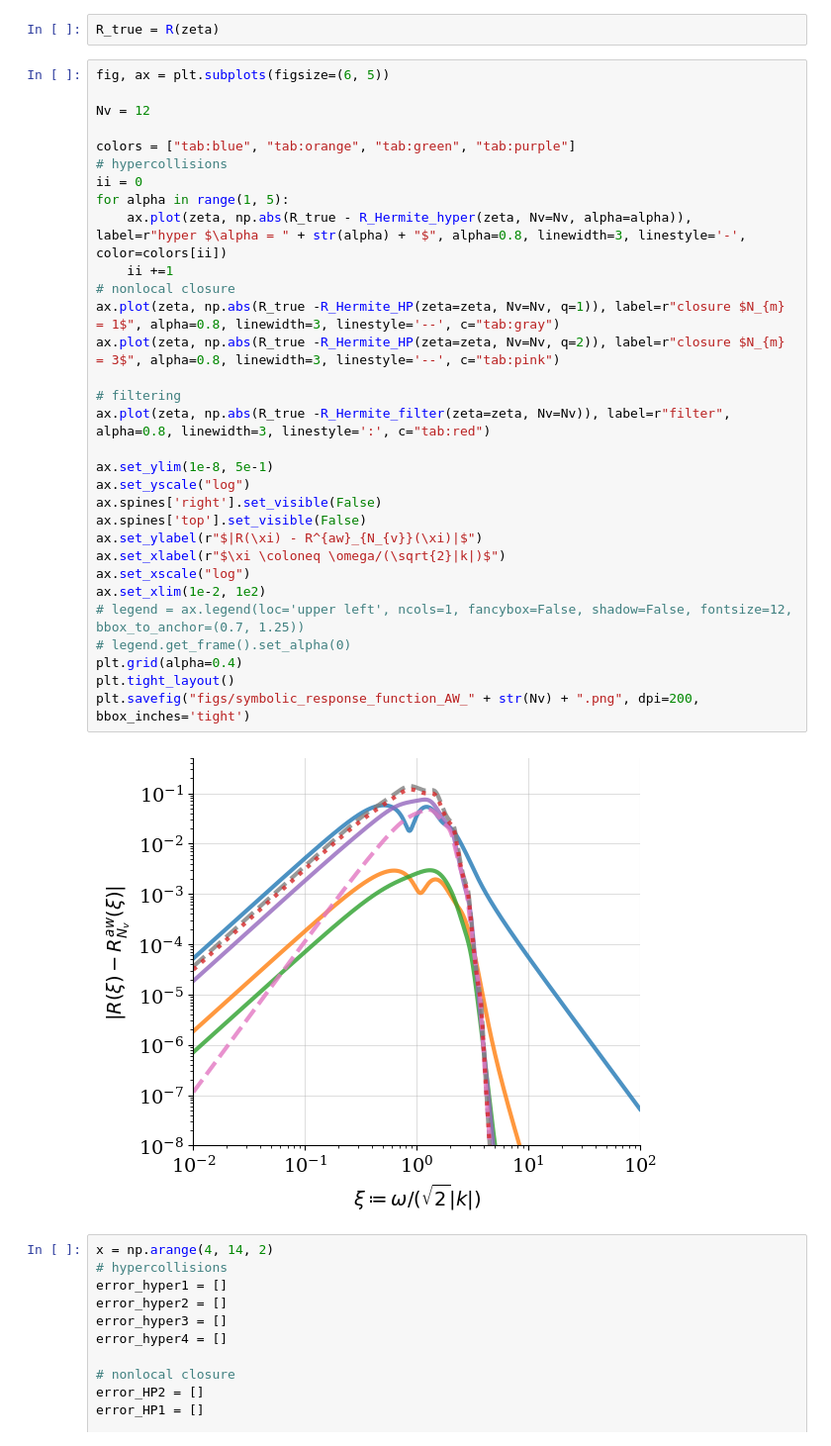
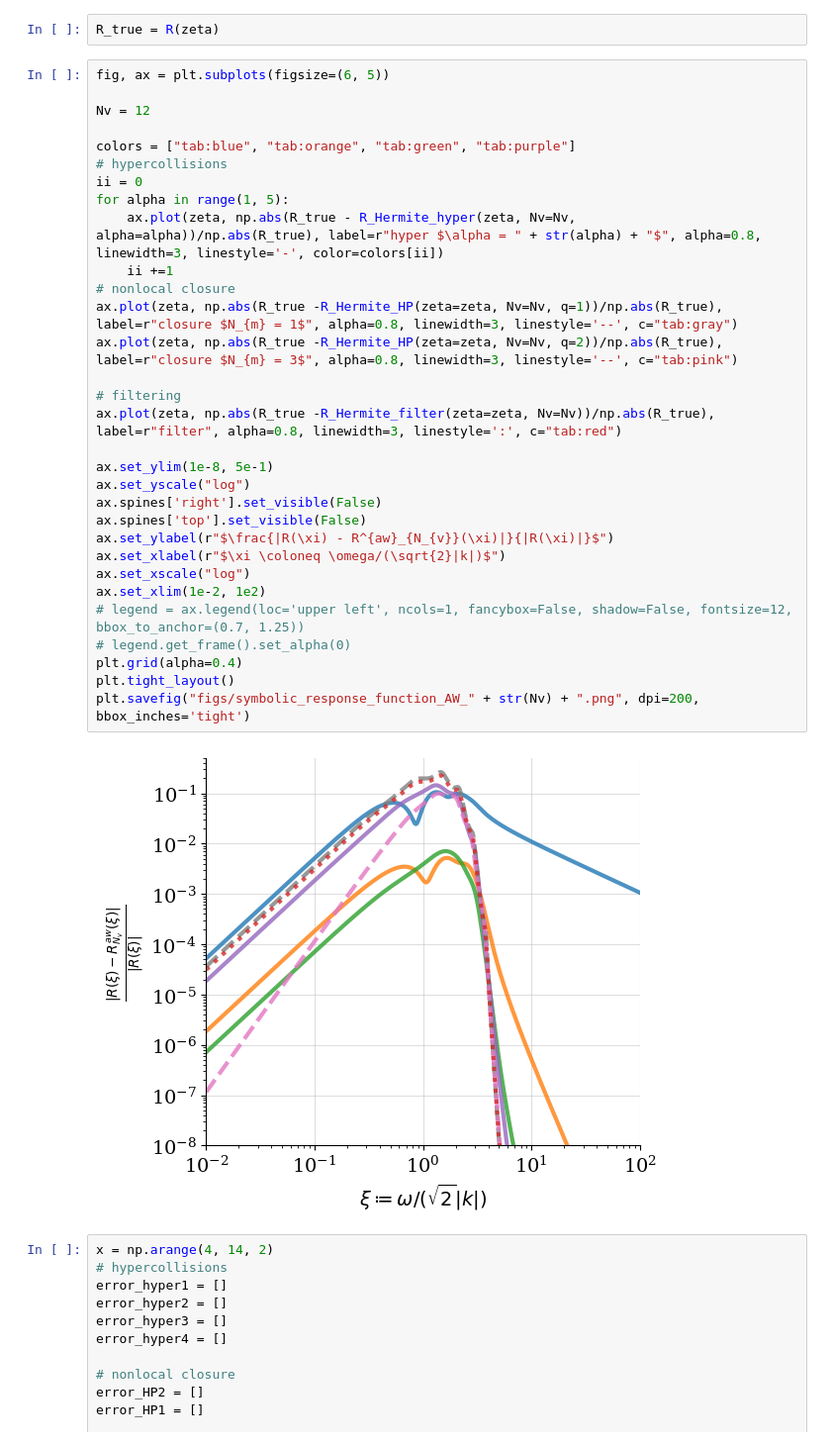
Before and after one commit to opaliss/Vlasov_Hermite_recurrence_study, a Jupyter notebook: aw_hermite/symbolic_response_function_AW_hypercollisions.ipynb, the cells around one changed output. Shown at 99% size. Cells and saved outputs as stored; diff of their text form.

```diff
--- a/aw_hermite/symbolic_response_function_AW_hypercollisions.ipynb
+++ b/aw_hermite/symbolic_response_function_AW_hypercollisions.ipynb
@@ -172,36 +172,36 @@ R_true = R(zeta)
 # %%
 fig, ax = plt.subplots(figsize=(6, 5))
 
 Nv = 12
 
 colors = ["tab:blue", "tab:orange", "tab:green", "tab:purple"]
 # hypercollisions
 ii = 0
 for alpha in range(1, 5):
-    ax.plot(zeta, np.abs(R_true - R_Hermite_hyper(zeta, Nv=Nv, alpha=alpha)), label=r"hyper $\alpha = " + str(alpha) + "$", alpha=0.8, linewidth=3, linestyle='-', color=colors[ii])
+    ax.plot(zeta, np.abs(R_true - R_Hermite_hyper(zeta, Nv=Nv, alpha=alpha))/np.abs(R_true), label=r"hyper $\alpha = " + str(alpha) + "$", alpha=0.8, linewidth=3, linestyle='-', color=colors[ii])
     ii +=1
 # nonlocal closure
-ax.plot(zeta, np.abs(R_true -R_Hermite_HP(zeta=zeta, Nv=Nv, q=1)), label=r"closure $N_{m} = 1$", alpha=0.8, linewidth=3, linestyle='--', c="tab:gray")
-ax.plot(zeta, np.abs(R_true -R_Hermite_HP(zeta=zeta, Nv=Nv, q=2)), label=r"closure $N_{m} = 3$", alpha=0.8, linewidth=3, linestyle='--', c="tab:pink")
+ax.plot(zeta, np.abs(R_true -R_Hermite_HP(zeta=zeta, Nv=Nv, q=1))/np.abs(R_true), label=r"closure $N_{m} = 1$", alpha=0.8, linewidth=3, linestyle='--', c="tab:gray")
+ax.plot(zeta, np.abs(R_true -R_Hermite_HP(zeta=zeta, Nv=Nv, q=2))/np.abs(R_true), label=r"closure $N_{m} = 3$", alpha=0.8, linewidth=3, linestyle='--', c="tab:pink")
 
 # filtering
-ax.plot(zeta, np.abs(R_true -R_Hermite_filter(zeta=zeta, Nv=Nv)), label=r"filter", alpha=0.8, linewidth=3, linestyle=':', c="tab:red")
+ax.plot(zeta, np.abs(R_true -R_Hermite_filter(zeta=zeta, Nv=Nv))/np.abs(R_true), label=r"filter", alpha=0.8, linewidth=3, linestyle=':', c="tab:red")
 
 ax.set_ylim(1e-8, 5e-1)
 ax.set_yscale("log")
 ax.spines['right'].set_visible(False)
 ax.spines['top'].set_visible(False)
-ax.set_ylabel(r"$|R(\xi) - R^{aw}_{N_{v}}(\xi)|$")
+ax.set_ylabel(r"$\frac{|R(\xi) - R^{aw}_{N_{v}}(\xi)|}{|R(\xi)|}$")
 ax.set_xlabel(r"$\xi \coloneq \omega/(\sqrt{2}|k|)$")
 ax.set_xscale("log")
 ax.set_xlim(1e-2, 1e2)
 # legend = ax.legend(loc='upper left', ncols=1, fancybox=False, shadow=False, fontsize=12, bbox_to_anchor=(0.7, 1.25))
 # legend.get_frame().set_alpha(0)
 plt.grid(alpha=0.4)
 plt.tight_layout()
 plt.savefig("figs/symbolic_response_function_AW_" + str(Nv) + ".png", dpi=200, bbox_inches='tight')
 # %% [output]
-[figure, old version]
+[figure, new version]
 # %%
 x = np.arange(4, 14, 2)
 # hypercollisions
```
Also changed, not shown: parts of 5 cells of this notebook, 44 other files.
